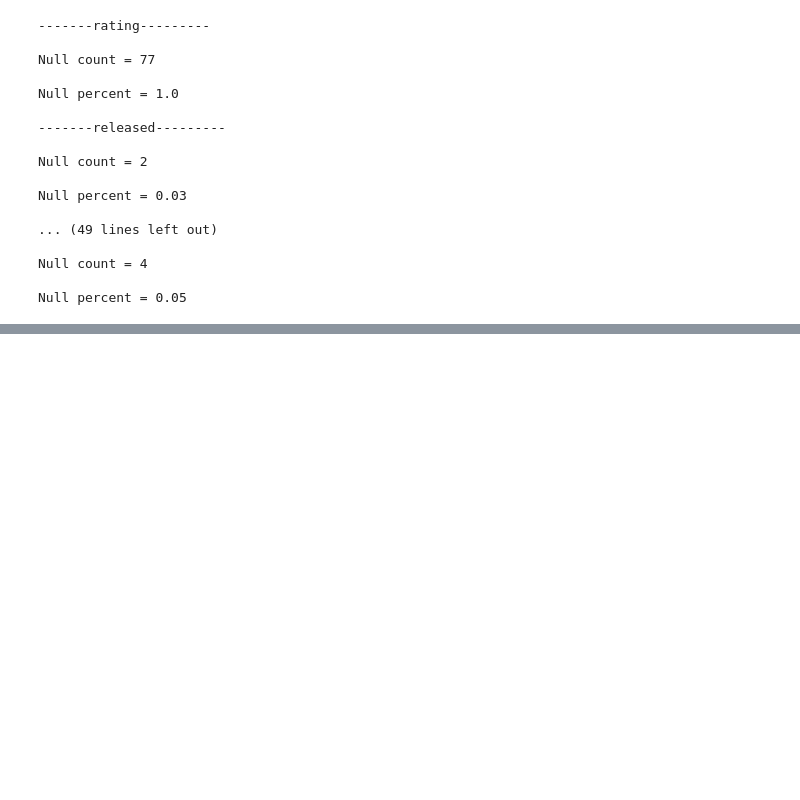
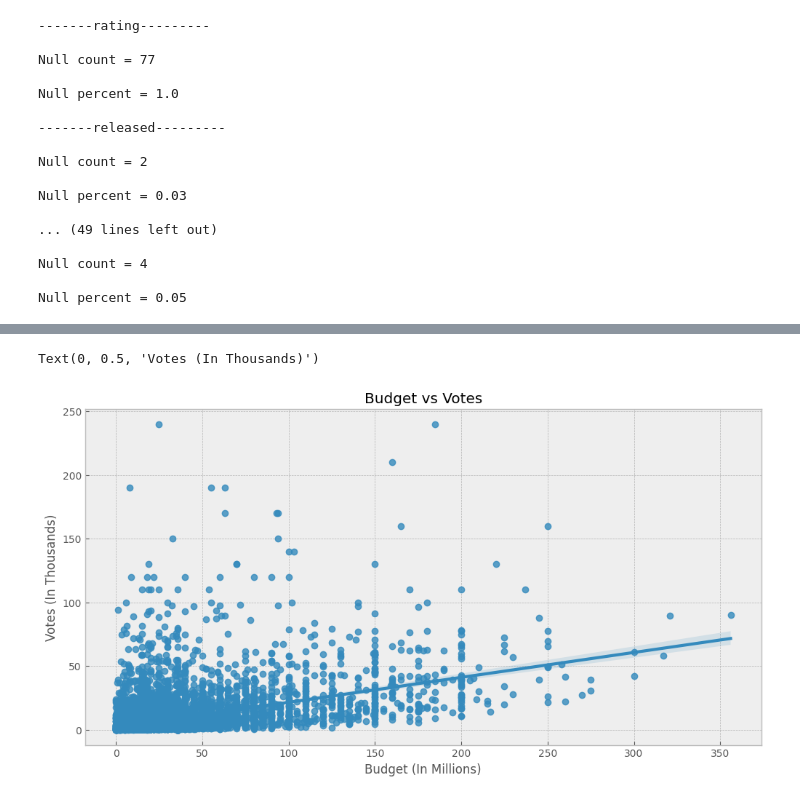
Before and after one commit to thisisAndres/CorrelationsWithPython, a Jupyter notebook: DataAnalisis.ipynb, the cells around one changed output, grey strips where cells are left out. Cells and saved outputs as stored; diff of their text form; code cells hidden in the pictures; blank space fills up the shorter version.

```diff
--- a/DataAnalisis.ipynb
+++ b/DataAnalisis.ipynb
@@ -510,0 +271,12 @@ memory usage: 711.5+ KB
+# %%
+## Budget vs Votes
+xValueMillions = dfMoviesNumerized['budget'] / 10**6
+yValueK = dfMoviesNumerized['votes'] / 10**4
+fig, ax = plt.subplots(figsize=(12, 6))
+plt.title(f'Budget vs Votes')
+sns.regplot(x=xValueMillions, y=yValueK, ax=ax)
+plt.xlabel(f'Budget (In Millions)')
+plt.ylabel(f'Votes (In Thousands)')
+# %% [output]
+Text(0, 0.5, 'Votes (In Thousands)')
+[figure, added]
```
Also changed, not shown: parts of 71 cells of this notebook.
